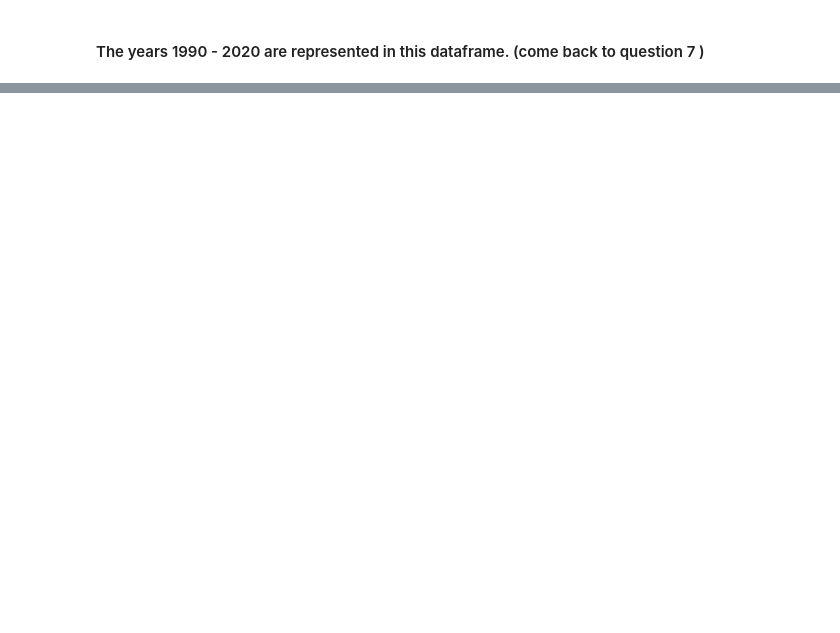
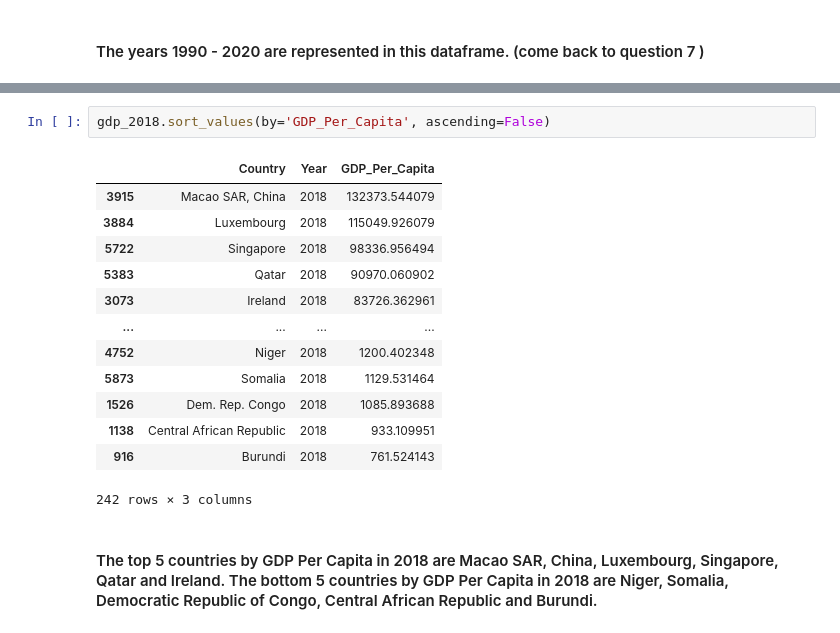
Before and after one commit to nss-data-science-cohort-7/un-exploration-ndidiox, a Jupyter notebook: notebooks/UN_Data_Exploration.ipynb, the cells around one changed output, grey strips where cells are left out. Drawn from its saved outputs; the diff is of its cells as text; blank space fills up the shorter version.

```diff
--- a/notebooks/UN_Data_Exploration.ipynb
+++ b/notebooks/UN_Data_Exploration.ipynb
@@ -126,0 +174,18 @@ gdp_2014
+# %%
+gdp_2018.sort_values(by='GDP_Per_Capita', ascending=False)
+# %% [output]
+|  | Country | Year | GDP_Per_Capita |
+| 3915 | Macao SAR, China | 2018 | 132373.544079 |
+| 3884 | Luxembourg | 2018 | 115049.926079 |
+| 5722 | Singapore | 2018 | 98336.956494 |
+| 5383 | Qatar | 2018 | 90970.060902 |
+| 3073 | Ireland | 2018 | 83726.362961 |
+| ... | ... | ... | ... |
+| 4752 | Niger | 2018 | 1200.402348 |
+| 5873 | Somalia | 2018 | 1129.531464 |
+| 1526 | Dem. Rep. Congo | 2018 | 1085.893688 |
+| 1138 | Central African Republic | 2018 | 933.109951 |
+| 916 | Burundi | 2018 | 761.524143 |
+242 rows × 3 columns
+# %% [markdown]
+#### The top 5 countries by GDP Per Capita in 2018 are Macao SAR, China, Luxembourg, Singapore, Qatar and Ireland. The bottom 5 countries by GDP Per Capita in 2018 are Niger, Somalia, Democratic Republic of Congo, Central African Republic and Burundi.
```
Also changed, not shown: parts of 17 cells of this notebook.
